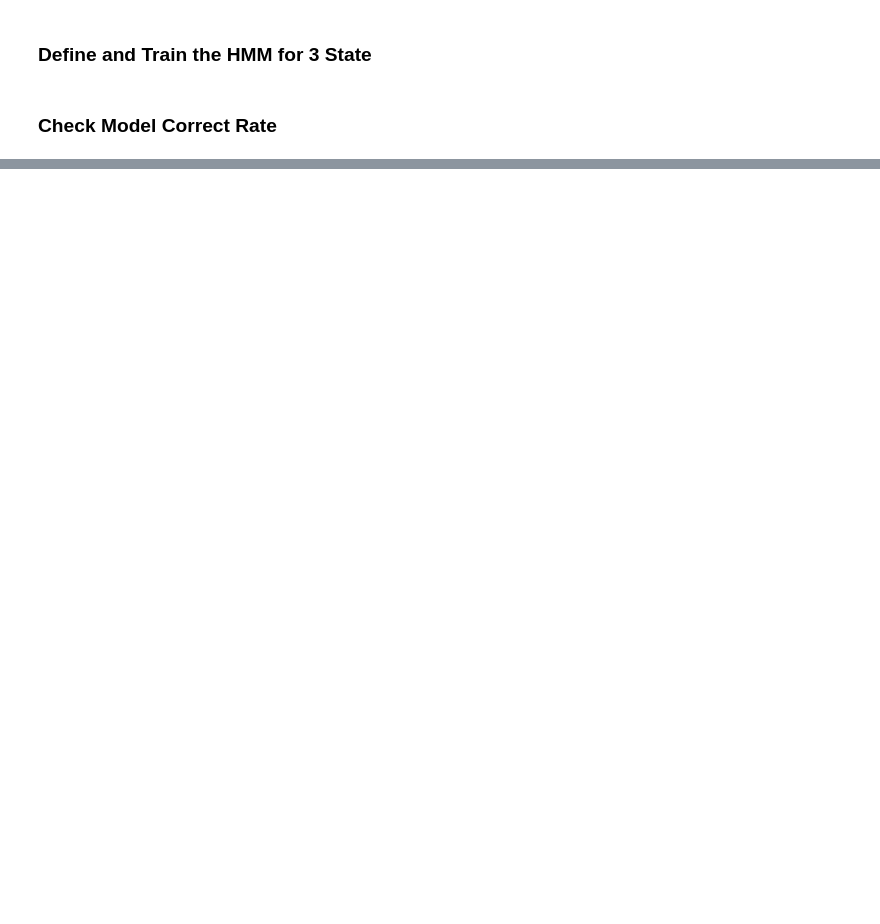
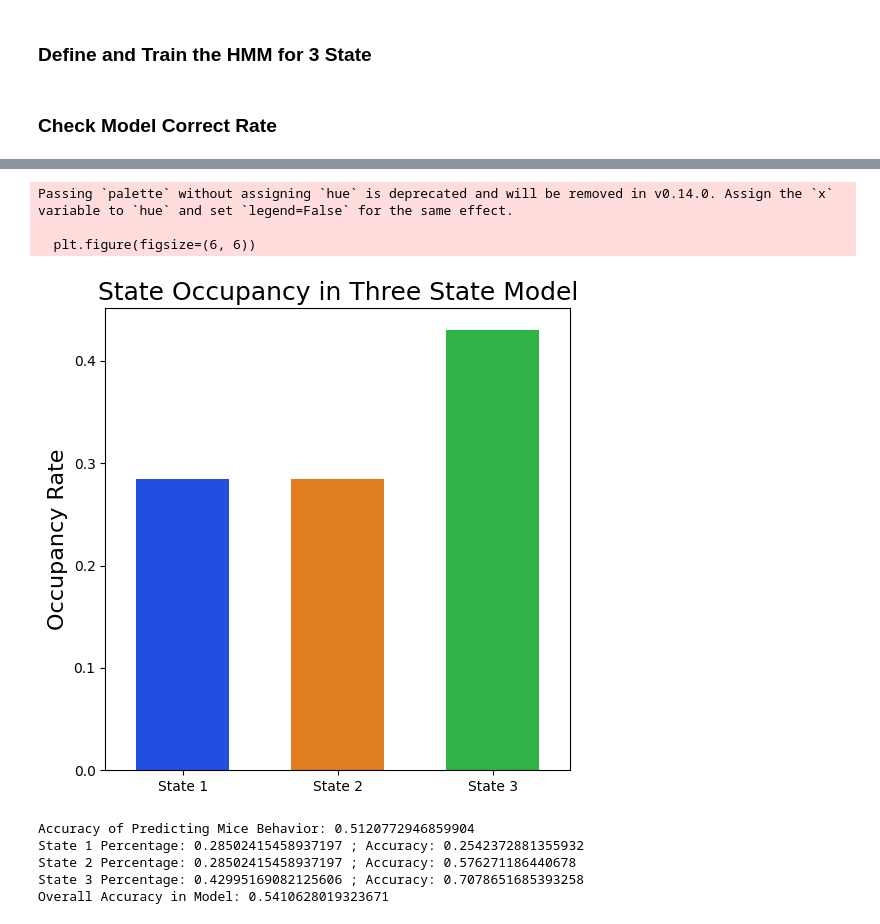
Before and after one commit to ftlabucsd/FEDUPP, a Jupyter notebook: HMM-GLM/GLM-HMM.ipynb, the cells around one changed output, grey strips where cells are left out. Cells and saved outputs as stored; diff of their text form; code cells hidden in the pictures; blank space fills up the shorter version.

```diff
--- a/HMM-GLM/GLM-HMM.ipynb
+++ b/HMM-GLM/GLM-HMM.ipynb
@@ -136,0 +30,12 @@ corr_state_acc
+# %%
+uls.display_fitting_results(three_glmhmm, X, y)
+# %% [output]
+Passing `palette` without assigning `hue` is deprecated and will be removed in v0.14.0. Assign the `x` variable to `hue` and set `legend=False` for the same effect.
+
+  plt.figure(figsize=(6, 6))
+[figure, added]
+Accuracy of Predicting Mice Behavior: 0.5120772946859904
+State 1 Percentage: 0.28502415458937197 ; Accuracy: 0.2542372881355932
+State 2 Percentage: 0.28502415458937197 ; Accuracy: 0.576271186440678
+State 3 Percentage: 0.42995169082125606 ; Accuracy: 0.7078651685393258
+Overall Accuracy in Model: 0.5410628019323671
```
Also changed, not shown: parts of 15 cells of this notebook, 3 other files.
